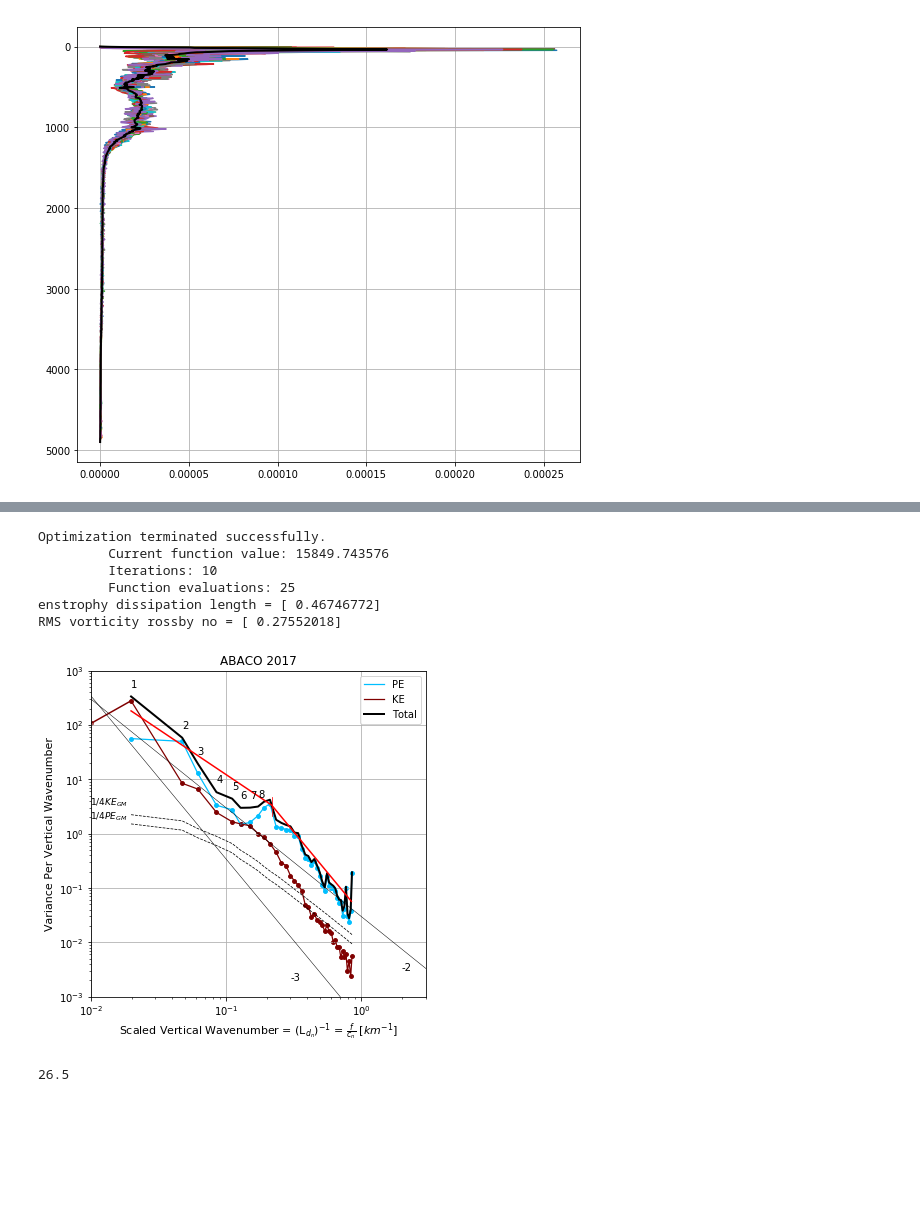
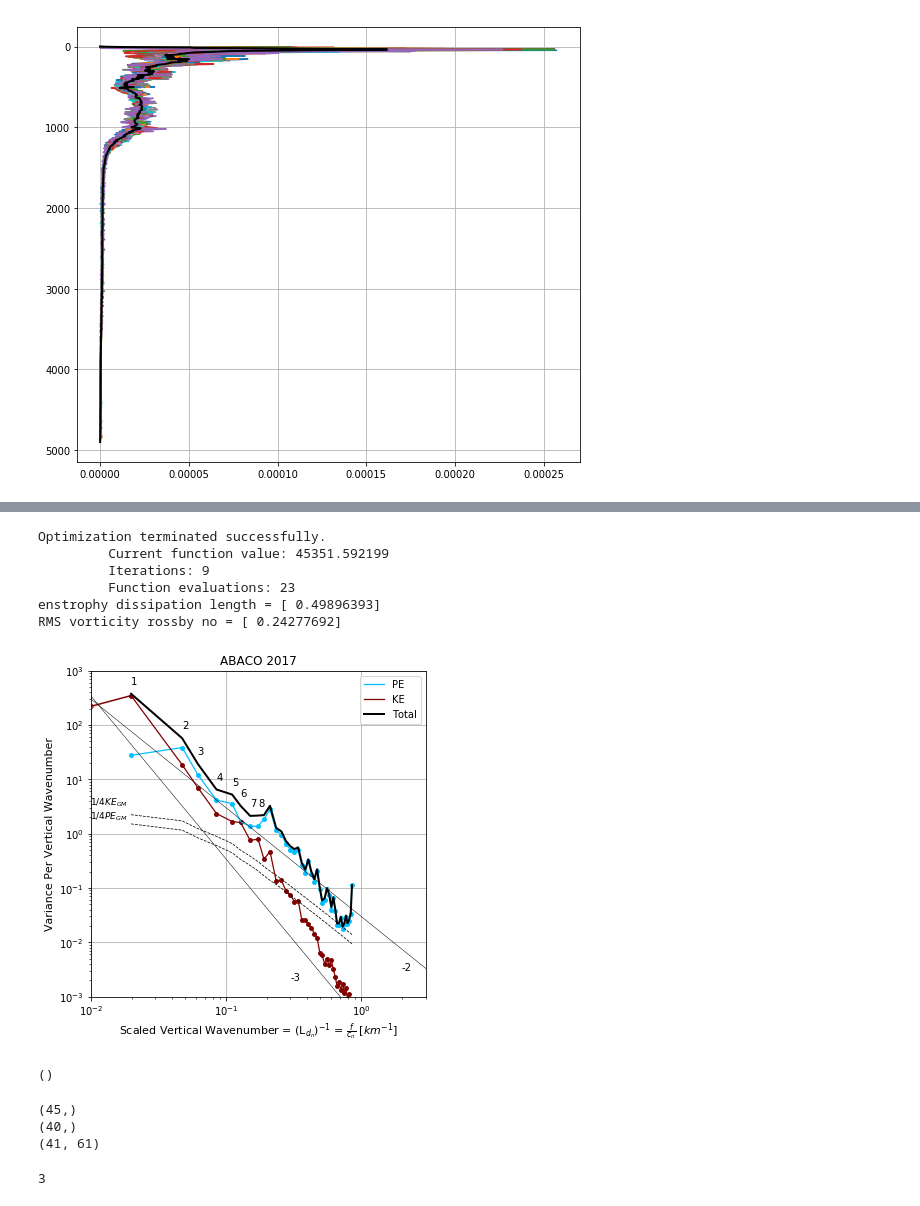
Before and after one commit to jakesteinberg/geostrophic_turbulence, a Jupyter notebook: abaco_dg_2017_18_initial_processing.ipynb, the cells around one changed output, grey strips where cells are left out. Cells and saved outputs as stored; diff of their text form; code cells hidden in the pictures; blank space fills up the shorter version.

```diff
--- a/abaco_dg_2017_18_initial_processing.ipynb
+++ b/abaco_dg_2017_18_initial_processing.ipynb
@@ -669,14 +692,14 @@ G, Gz, c, epsilon = vertical_modes(N2_avg, grid, omega, mmax)
 # %%
 # ---- PROJECT MODES ONTO EACH PROFILE -------
 # ---- Velocity and Eta (ENERGY)
-Eta2 = eta_alt_3_37
-V2 = dg_v_0_37
+Eta2 = np.concatenate((eta_alt_3_37, eta_alt_3_38), axis=1)
+V2 = np.concatenate((dg_v_0_37, dg_v_0_38), axis=1)
 N_all = np.sqrt(N2_avg)
 
 sz = np.shape(Eta2)
 num_profs = sz[1]
 eta_fit_depth_min = 250
-eta_fit_depth_max = 4200  # 3900
+eta_fit_depth_max = 4000  # 3900
 AG = np.zeros([nmodes, num_profs])
 AGz = np.zeros([nmodes, num_profs])
 Eta_m = np.nan * np.zeros([np.size(grid), num_profs])
@@ -699,7 +722,7 @@ for i in range(num_profs):
         # Gz(iv,:)\V_g(iv,ip)
         V_m[:, i] = np.squeeze(np.matrix(Gz) * np.transpose(np.matrix(AGz[:, i])))
         # Gz*AGz[:,i];
-        HKE_per_mass[:, i] = (1 / 2) * (AGz[:, i] * AGz[:, i])
+        HKE_per_mass[:, i] = (AGz[:, i] * AGz[:, i])
         ival = np.where(HKE_per_mass[modest, i] >= HKE_noise_threshold)
         if np.size(ival) > 0:
             good_ke_prof[i] = 0  # flag profile as noisy
@@ -771,4 +798,21 @@ plot_pro(ax[2])
 # ax[0].grid()
 # ax[2].set_xlim([-400, 400])
 # plot_pro(ax[2])
+
+matplotlib.rcParams['figure.figsize'] = (5.6, 7)
+f, ax = plt.subplots()
+for i in range(np.shape(Eta2)[1]):
+    ax.plot(-1. * Eta_m[:, i], grid, linewidth=0.5, linestyle='--', color='k')
+for i in range(np.shape(avg_sig0_per_dep_37)[1]):
+    ax.plot(-1. * eta_alt_3_37[:, i], grid, linewidth=0.65, color='r')
+for i in range(np.shape(avg_sig0_per_dep_38)[1]):
+    ax.plot(-1 * eta_alt_3_38[:, i], grid, linewidth=0.65, color='r')
+ax.set_ylim([0, 5000])
+ax.set_xlim([-400, 400])
+ax.set_xlabel('[m]', fontsize=14)
+ax.set_ylabel('Depth [m]', fontsize=14)
+ax.set_title('ABACO 2017 Vertical Isopycnal Displacements', fontsize=16)
+ax.invert_yaxis()
+plot_pro(ax)
+# f.savefig("/Users/jake/Documents/baroclinic_modes/Meetings/meeting_19_05_17/dg_abaco17_disps.jpg", dpi=300)
 # %% [output]
@@ -790,8 +835,10 @@ mu = 1.88e-3 / (1 + 0.03222 * np.nanmean(CT_avg_grid, axis=1) +
 nu = mu / gsw.rho(np.nanmean(SA_avg_grid, axis=1), np.nanmean(CT_avg_grid, axis=1), grid_p)
 avg_nu = np.nanmean(nu)
 
-PE_per_mass_0 = PE_per_mass[:, np.abs(dg_v_0_37[10, :]) < 0.75]
-HKE_per_mass_0 = HKE_per_mass[:, np.abs(dg_v_0_37[10, :]) < 0.75]
+# PE_per_mass_0 = PE_per_mass[:, np.abs(V2[10, :]) < 0.65]
+# HKE_per_mass_0 = HKE_per_mass[:, np.abs(V2[10, :]) < 0.65]
+PE_per_mass_0 = PE_per_mass[:, good_ke_prof > 0]
+HKE_per_mass_0 = HKE_per_mass[:, good_ke_prof > 0]
 
 matplotlib.rcParams['figure.figsize'] = (6,6)
 scols = ['#00BFFF', '#800000']
@@ -850,44 +897,41 @@ ax.scatter(10**-2, np.nanmean(HKE_per_mass_0[:, :], axis=1)[0] / dk, color=scols
 ax.plot(sc_x, (np.nanmean(PE_per_mass_0[1:, :], axis=1) + np.nanmean(HKE_per_mass_0[1:, :], axis=1)) / dk,
             color='k', label='Total', linewidth=2)
 
-ax.plot(10**x_grid, 10**fit_total, color='r')
-ax.plot(10**np.array([x_grid[first_over], x_grid[first_over]]),
-            10**np.array([fit_3[0]-.2, fit_3[0]+.15]), color='r', linewidth=.75)
+# ax.plot(10**x_grid, 10**fit_total, color='r')
+# ax.plot(10**np.array([x_grid[first_over], x_grid[first_over]]),
+#             10**np.array([fit_3[0]-.2, fit_3[0]+.15]), color='r', linewidth=.75)
 
 TEE = (np.nanmean(PE_per_mass_0[1:, :], axis=1) + np.nanmean(HKE_per_mass_0[1:, :], axis=1)) / dk
 modeno = '1', '2', '3', '4', '5', '6', '7', '8'
 for j in range(len(modeno)):
     ax.text(sc_x[j], TEE[j] + (TEE[j]/2), modeno[j], color='k', fontsize=10)
 # -- GM
 ax.plot(1000 * f_ref / c[1:], 0.25 * PE_GM / dk, color='k', linewidth=0.75, linestyle='--')
 ax.text(1000 * f_ref / c[1] - .01, 0.4 * PE_GM[1] / dk, r'$1/4 PE_{GM}$', fontsize=9)
 ax.plot(1000 * f_ref / c[1:], 0.25 * GMKE / dk, color='k', linewidth=0.75, linestyle='--')
 ax.text(1000 * f_ref / c[1] - .01, 0.5 * GMKE[1] / dk, r'$1/4 KE_{GM}$', fontsize=9)
 ax.plot([7 * 10**-3, 7 * 10**-1], [10**3, 10**-3], color='k', linewidth=0.5)
 ax.text(3*10**-1, 2*10**-3, '-3', fontsize=10)
 ax.plot([10**-2, 10**1], [3*10**2, 3*10**-4], color='k', linewidth=0.5)
 ax.text(2*10**0, 3*10**-3, '-2', fontsize=10)
 handles, labels = ax.get_legend_handles_labels()
 ax.legend(handles, labels, fontsize=10)
 ax.set_xlabel(r'Scaled Vertical Wavenumber = (L$_{d_{n}}$)$^{-1}$ = $\frac{f}{c_n}$ [$km^{-1}$]', fontsize=11)
 ax.set_title('ABACO 2017')
 ax.set_xlim([10 ** -2, 3 * 10 ** 0])
 ax.set_xscale('log')
 
 ax.set_ylim([10 ** (-3), 1 * 10 ** 3])
 ax.set_ylabel('Variance Per Vertical Wavenumber', fontsize=11)
 ax.set_yscale('log')
 plot_pro(ax)
-f_s_en.savefig("/Users/jake/Documents/baroclinic_modes/Meetings/meeting_19_05_17/dg_abaco17_tot_energy.jpg", dpi=300)
+# f_s_en.savefig("/Users/jake/Documents/baroclinic_modes/Meetings/meeting_19_05_17/dg_abaco17_tot_energy.jpg", dpi=300)
 # %% [output]
 Optimization terminated successfully.
-         Current function value: 15849.743576
-         Iterations: 10
-         Function evaluations: 25
-enstrophy dissipation length = [ 0.46746772]
-RMS vorticity rossby no = [ 0.27552018]
+         Current function value: 45351.592199
+         Iterations: 9
+         Function evaluations: 23
+enstrophy dissipation length = [ 0.49896393]
+RMS vorticity rossby no = [ 0.24277692]
-[figure, old version]
+[figure, new version]
+()
-# %%
-ref_lat
-# %% [output]
-26.5
@@ -893,0 +972,10 @@ ref_lat
+# %%
+print(np.shape(bats_dg_PE_all[1:]))
+print(np.shape(gs_dg_PE_all[1:]))
+print(np.shape(PE_per_mass_0))
+len(DG_gs['background_eddy_indicies_for_energy'])
+# %% [output]
+(45,)
+(40,)
+(41, 61)
+3
```
Also changed, not shown: parts of 8 cells of this notebook, 6 other files.
